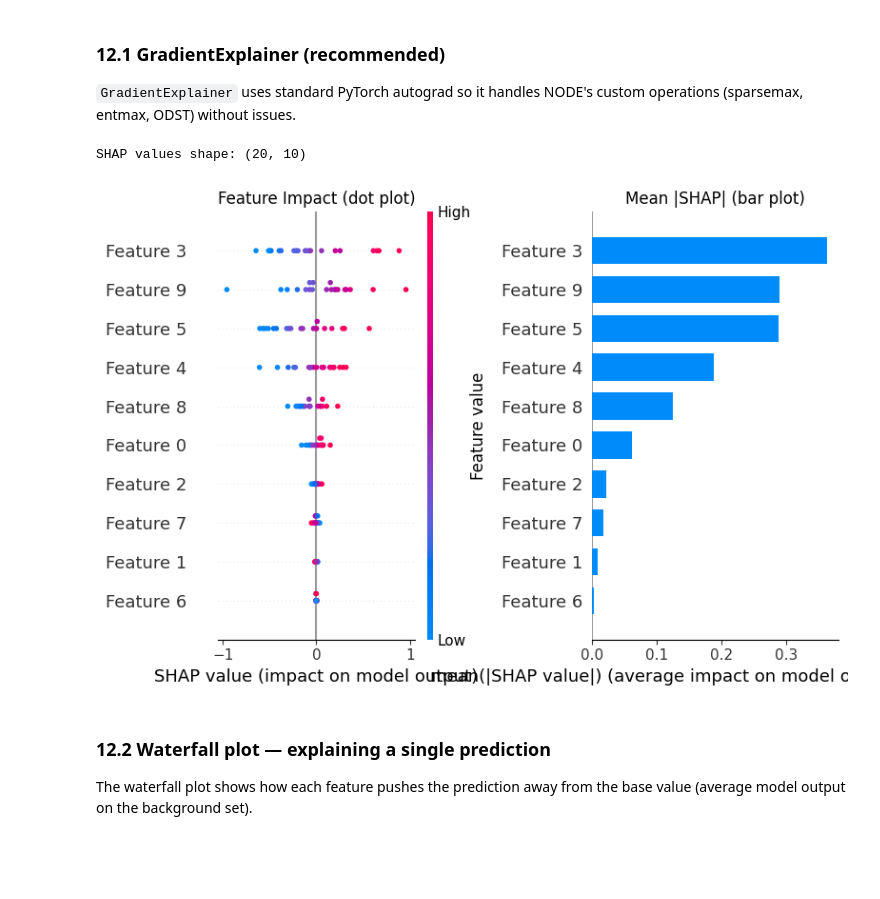
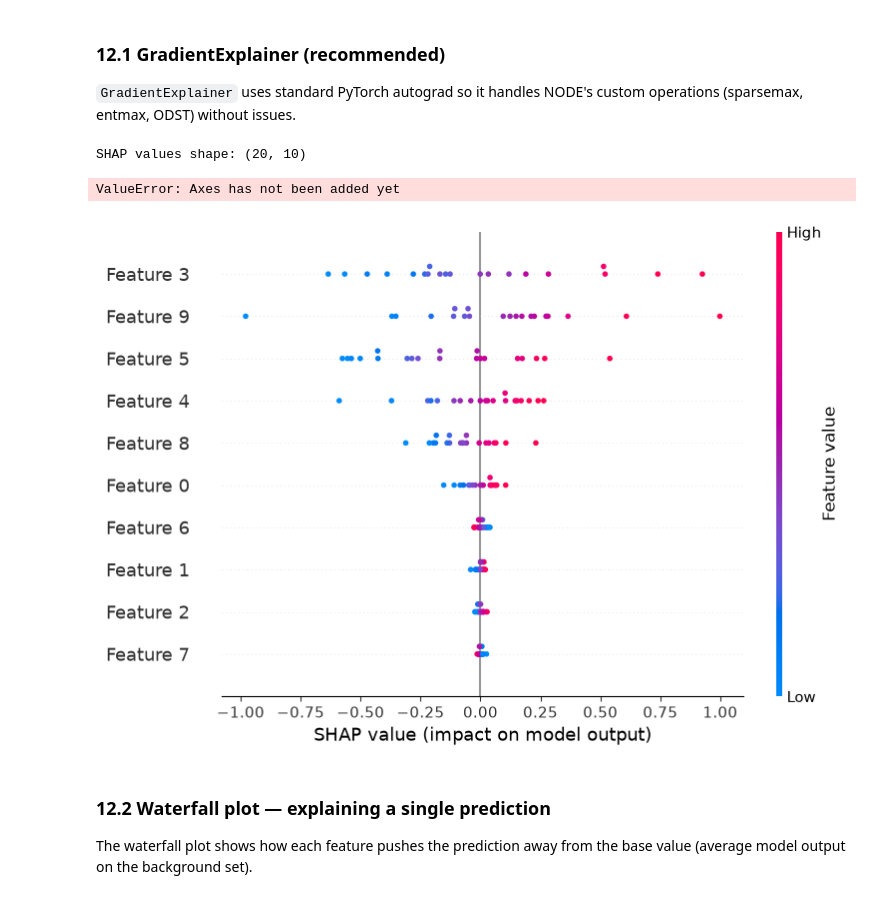
Before and after one commit to Bayer-Group/MotherML, a Jupyter notebook: examples/notebooks/05_advanced/05_NODE.ipynb, the cells around one changed output. Drawn from its saved outputs; the diff is of its cells as text; code cells hidden in the pictures; blank space fills up the shorter version.

```diff
--- a/examples/notebooks/05_advanced/05_NODE.ipynb
+++ b/examples/notebooks/05_advanced/05_NODE.ipynb
@@ -1343,39 +1494,40 @@ operations (sparsemax, entmax, ODST) without issues.
 # %%
 try:
     import shap
 
     # Background data for expected-value estimation
     background_tensor = torch.tensor(X_train[:50], dtype=torch.float32)
     test_tensor = torch.tensor(X_test[:20], dtype=torch.float32)
 
     explainer = shap.GradientExplainer(node_shap.module_, background_tensor)
     shap_values = explainer.shap_values(test_tensor)
 
     # Squeeze if extra dim present (single-target regression)
     if hasattr(shap_values, "shape") and len(shap_values.shape) == 3:
         shap_values = shap_values.squeeze(-1)
 
     print(f"SHAP values shape: {shap_values.shape}")
 
-    # --- Summary dot-plot ---
-    fig, axes = plt.subplots(1, 2, figsize=(16, 6))
+    # shap.summary_plot manages its own figure, so render each plot separately
+    # (forcing them into pre-made subplots via plt.sca invalidates the axes).
+    # --- Dot plot: per-feature impact ---
+    shap.summary_plot(shap_values, X_test[:20], show=False)
+    plt.title("Feature Impact (dot plot)")
+    plt.tight_layout()
+    plt.show()
 
-    plt.sca(axes[0])
-    shap.summary_plot(shap_values, X_test[:20], show=False)
-    axes[0].set_title("Feature Impact (dot plot)")
-
-    plt.sca(axes[1])
+    # --- Bar plot: mean |SHAP| ---
     shap.summary_plot(shap_values, X_test[:20], plot_type="bar", show=False)
-    axes[1].set_title("Mean |SHAP| (bar plot)")
-
+    plt.title("Mean |SHAP| (bar plot)")
     plt.tight_layout()
     plt.show()
 
 except ImportError:
     print("Install shap for explanations:  pip install shap")
 # %% [output]
 SHAP values shape: (20, 10)
+ValueError: Axes has not been added yet
-[figure, old version]
+[figure, new version]
 # %% [markdown]
 ### 12.2 Waterfall plot — explaining a single prediction
 
```
Also changed, not shown: parts of 39 cells of this notebook.
